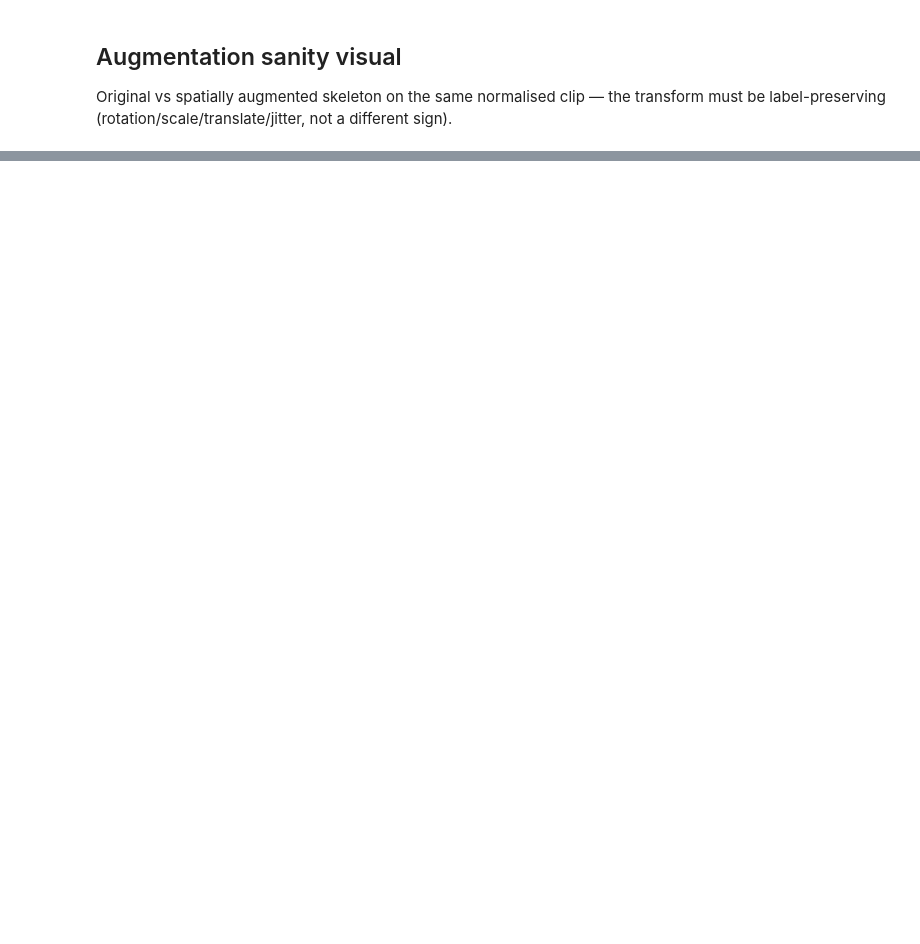
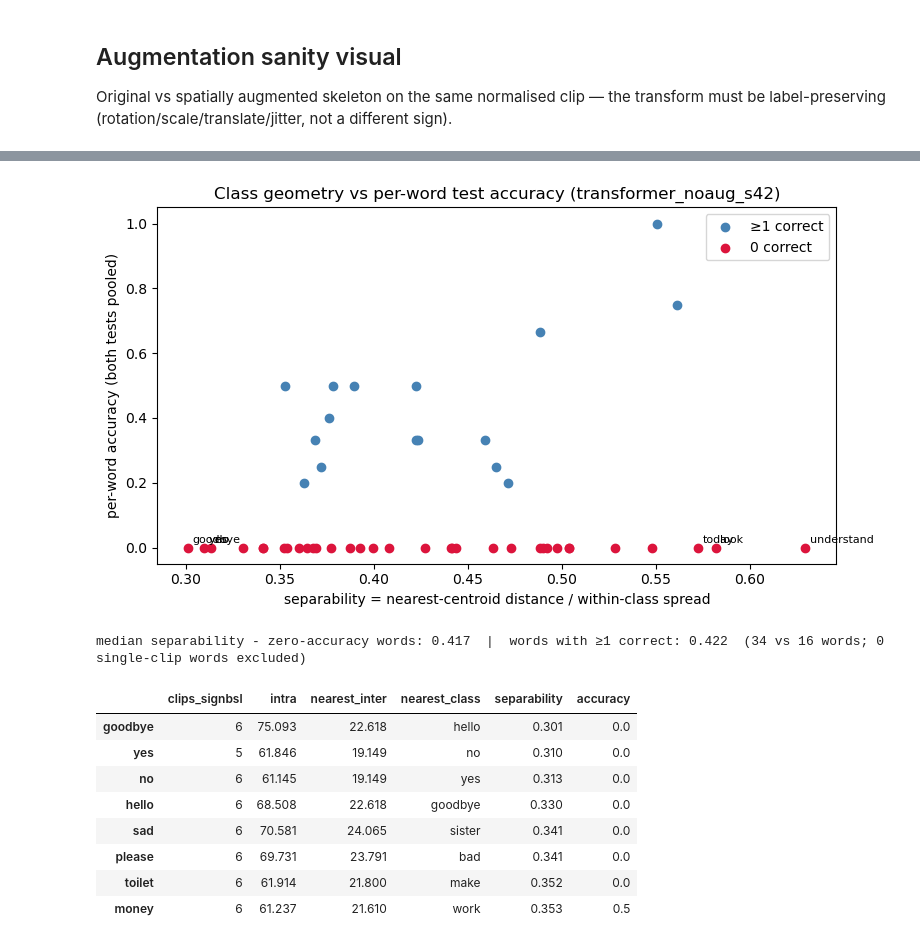
Before and after one commit to froggy238/bsl-word-transformer, a Jupyter notebook: notebooks/eda.ipynb, the cells around one changed output, grey strips where cells are left out. Cells and saved outputs as stored; diff of their text form; code cells hidden in the pictures; blank space fills up the shorter version.

```diff
--- a/notebooks/eda.ipynb
+++ b/notebooks/eda.ipynb
@@ -172,0 +418,55 @@ plt.show()
+# %%
+per_word = {}
+for i, w in enumerate(words):
+    members = feats[(feat_df['word'] == w).values]
+    d = np.linalg.norm(centroids - centroids[i], axis=1)
+    d[i] = np.inf
+    per_word[w] = {
+        'clips_signbsl': len(members),
+        'intra': float(np.linalg.norm(members - centroids[i], axis=1).mean())
+                 if len(members) >= 2 else np.nan,
+        'nearest_inter': float(d.min()),
+        'nearest_class': words[int(d.argmin())],
+    }
+sep = pd.DataFrame.from_dict(per_word, orient='index')
+for col in ('clips_signbsl', 'intra', 'nearest_inter'):
+    sep[col] = pd.to_numeric(sep[col])
+sep['separability'] = sep['nearest_inter'] / sep['intra']
+sep = sep.join(preds.groupby('true')['correct'].mean().rename('accuracy'))
+
+plot = sep.dropna(subset=['separability'])
+zero = plot['accuracy'] == 0
+fig, ax = plt.subplots(figsize=(8, 4.5))
+ax.scatter(plot.loc[~zero, 'separability'], plot.loc[~zero, 'accuracy'],
+           color='steelblue', label='≥1 correct')
+ax.scatter(plot.loc[zero, 'separability'], plot.loc[zero, 'accuracy'],
+           color='crimson', label='0 correct')
+for w, row in pd.concat([plot.nlargest(3, 'separability'),
+                         plot.nsmallest(3, 'separability')]).iterrows():
+    ax.annotate(w, (row['separability'], row['accuracy']),
+                fontsize=8, xytext=(3, 3), textcoords='offset points')
+ax.set_xlabel('separability = nearest-centroid distance / within-class spread')
+ax.set_ylabel('per-word accuracy (both tests pooled)')
+ax.set_title(f'Class geometry vs per-word test accuracy ({best_run})')
+ax.legend()
+plt.tight_layout()
+plt.show()
+
+print(f"median separability - zero-accuracy words: "
+      f"{plot.loc[zero, 'separability'].median():.3f}  |  words with ≥1 correct: "
+      f"{plot.loc[~zero, 'separability'].median():.3f}  "
+      f"({int(zero.sum())} vs {int((~zero).sum())} words; "
+      f"{int(sep['separability'].isna().sum())} single-clip words excluded)")
+sep.sort_values('separability').head(8).round(3)
+# %% [output]
+[figure, added]
+median separability - zero-accuracy words: 0.417  |  words with ≥1 correct: 0.422  (34 vs 16 words; 0 single-clip words excluded)
+|  | clips_signbsl | intra | nearest_inter | nearest_class | separability | accuracy |
+| goodbye | 6 | 75.093 | 22.618 | hello | 0.301 | 0.0 |
+| yes | 5 | 61.846 | 19.149 | no | 0.310 | 0.0 |
+| no | 6 | 61.145 | 19.149 | yes | 0.313 | 0.0 |
+| hello | 6 | 68.508 | 22.618 | goodbye | 0.330 | 0.0 |
+| sad | 6 | 70.581 | 24.065 | sister | 0.341 | 0.0 |
+| please | 6 | 69.731 | 23.791 | bad | 0.341 | 0.0 |
+| toilet | 6 | 61.914 | 21.800 | make | 0.352 | 0.0 |
+| money | 6 | 61.237 | 21.610 | work | 0.353 | 0.5 |
```
Also changed, not shown: parts of 22 cells of this notebook.
